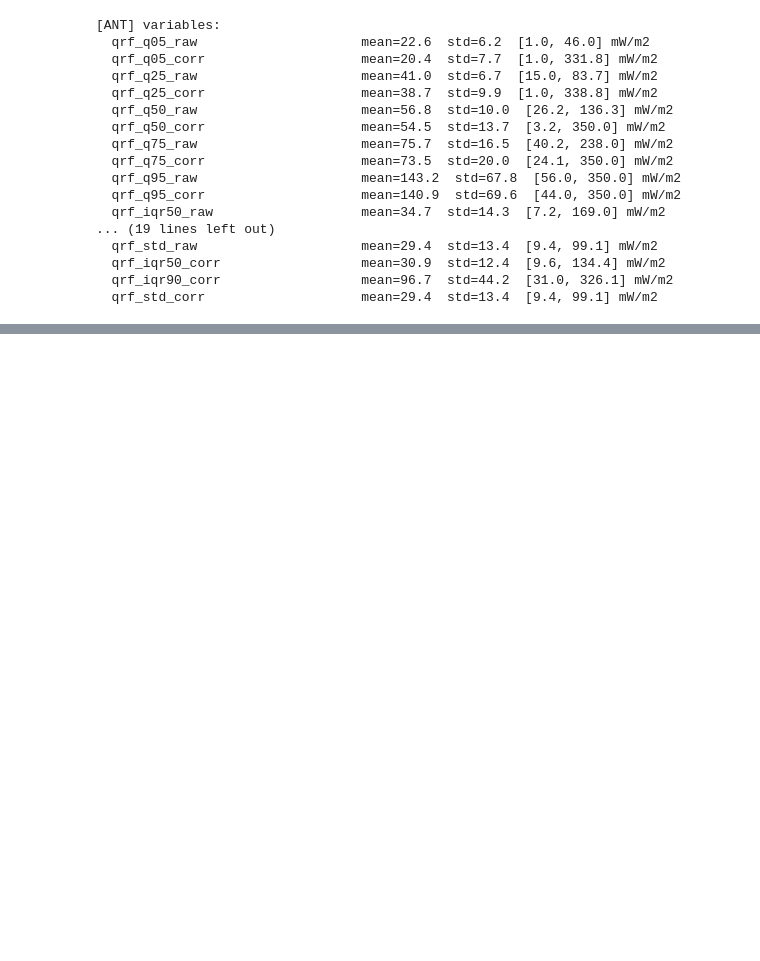
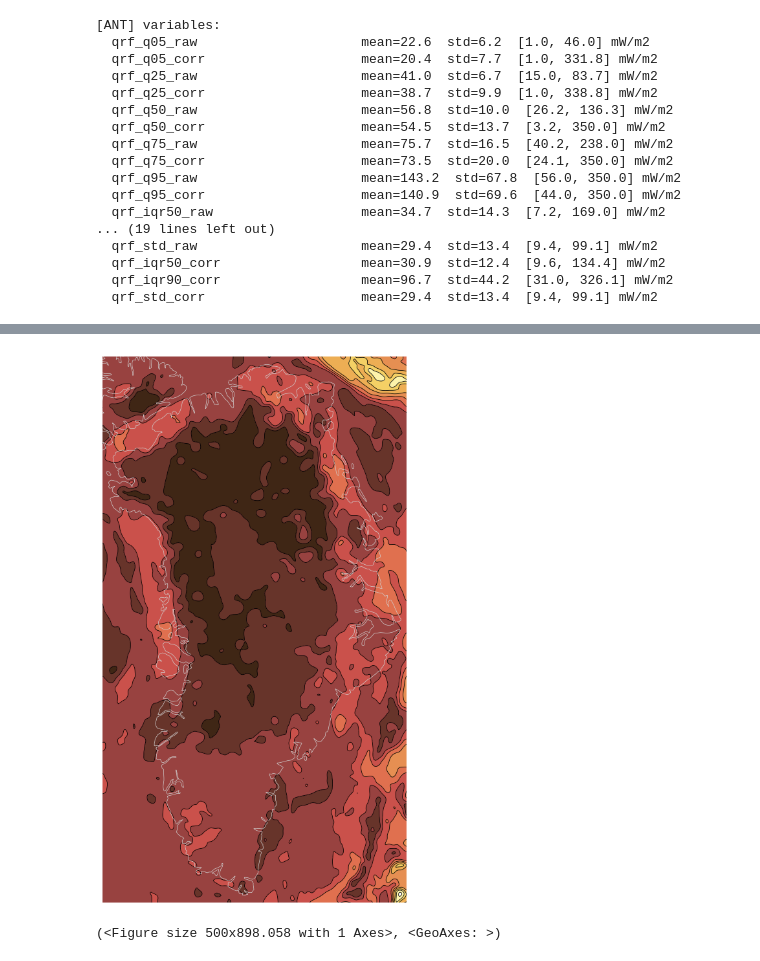
Before and after one commit to TobbeTripitaka/Aq2, a Jupyter notebook: 5a_QRF_TARGETS.ipynb, the cells around one changed output, grey strips where cells are left out. Drawn from its saved outputs; the diff is of its cells as text; code cells hidden in the pictures; blank space fills up the shorter version.

Commit message:
agrid 042

```diff
--- a/5a_QRF_TARGETS.ipynb
+++ b/5a_QRF_TARGETS.ipynb
@@ -424,0 +427,9 @@ fig, ax = save_target_map(TARGET_GRIDS[0]['agrid'], 'qrf_q50_corr',
+# %%
+TARGET_GRIDS[1]['agrid'].contour_map('qrf_q50_corr', cmap = hf_cmap, vmin = q_min, vmax = q_max,
+                                     n_contour_fills= 10, n_contors = 20,
+                                     smooth=True,
+                                     smooth_kernel_size=2,
+                                     save_fig=str(FIG_DIR / f"grl_qrf_q50_corr_contour{FIG_EXT}",))
+# %% [output]
+[figure, added]
+(<Figure size 500x898.058 with 1 Axes>, <GeoAxes: >)
```
Also changed, not shown: parts of 6 cells of this notebook.
